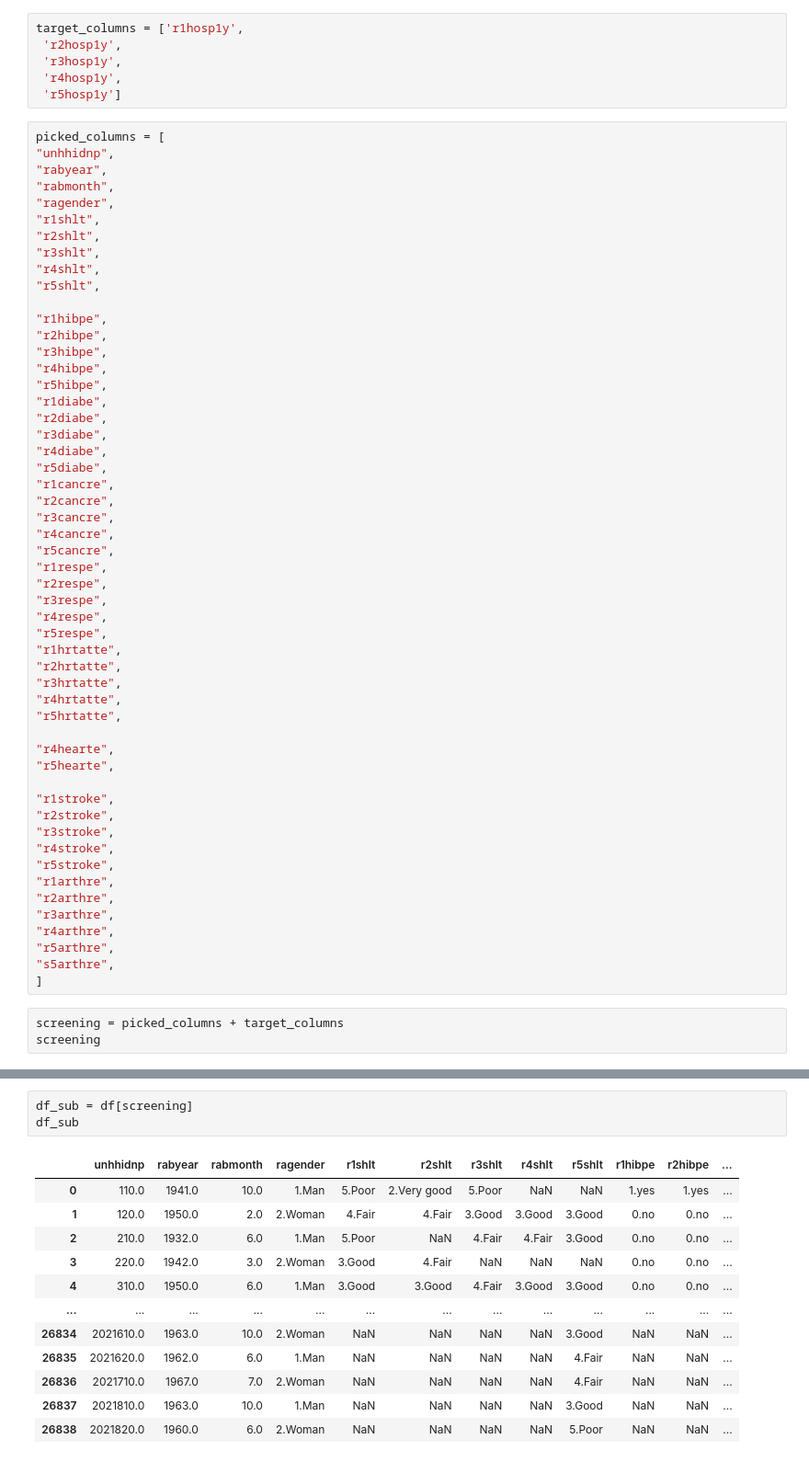
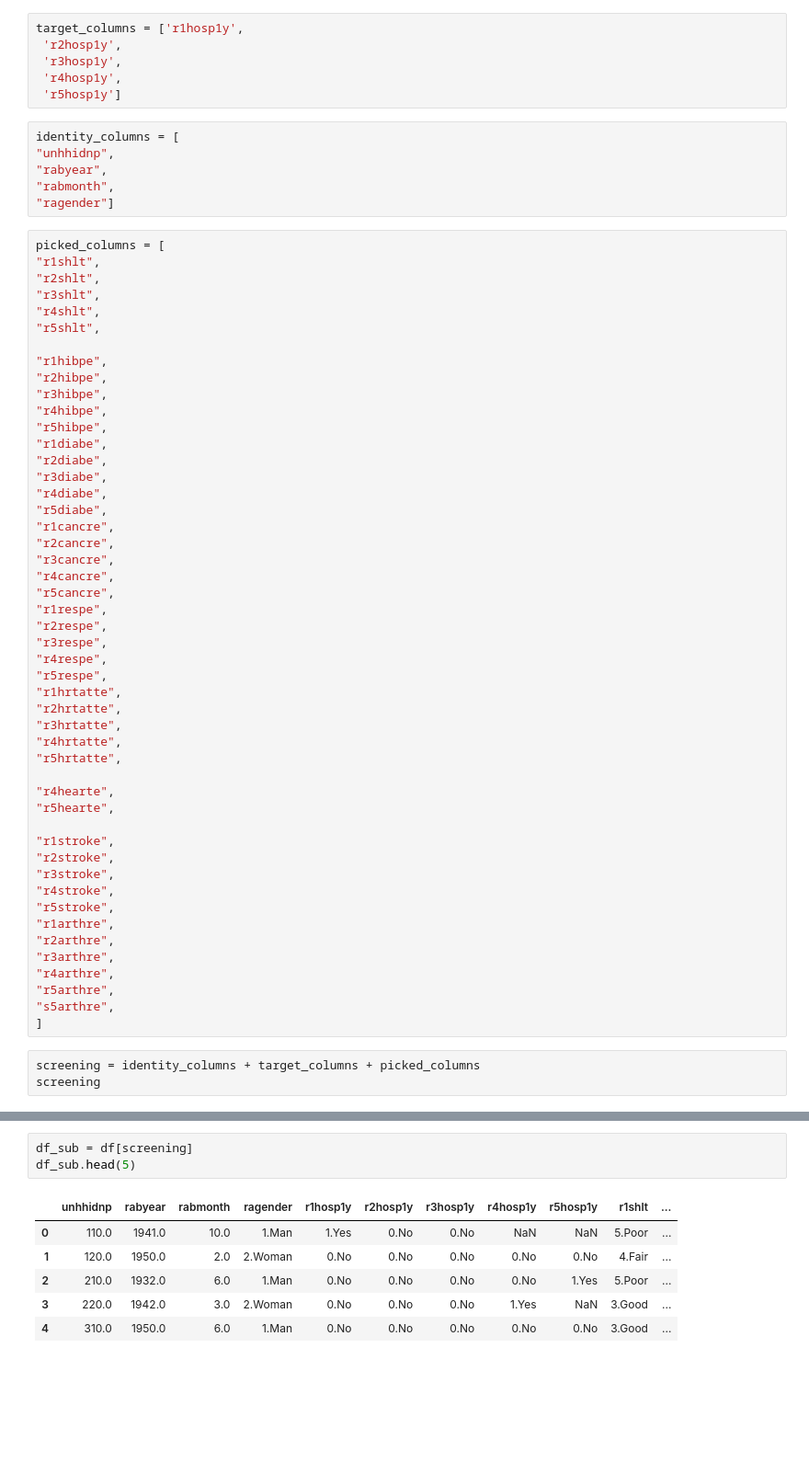
Before and after one commit to giraldiego/HPEP_project, a Jupyter notebook: EDA.ipynb, the cells around one changed output, grey strips where cells are left out. Shown at 92% size. Saved outputs shown, nothing was run; the diff lists cells and outputs as text; blank space fills up the shorter version.

```diff
--- a/EDA.ipynb
+++ b/EDA.ipynb
@@ -50,12 +50,14 @@ target_columns = ['r1hosp1y',
  'r3hosp1y',
  'r4hosp1y',
  'r5hosp1y']
+# %%
+identity_columns = [
+"unhhidnp",
+"rabyear",
+"rabmonth",
+"ragender"]
 # %%
 picked_columns = [
-"unhhidnp",
-"rabyear",
-"rabmonth",
-"ragender",
 "r1shlt",
 "r2shlt",
 "r3shlt",
@@ -104,7 +106,7 @@ picked_columns = [
 "s5arthre",
 ]
 # %%
-screening = picked_columns + target_columns
+screening = identity_columns + target_columns + picked_columns
 screening
 # %% [output]
 ['unhhidnp',
@@ -127,16 +129,10 @@ screening
 # %%
 df_sub = df[screening]
-df_sub
+df_sub.head(5)
 # %% [output]
-|  | unhhidnp | rabyear | rabmonth | ragender | r1shlt | r2shlt | r3shlt | r4shlt | r5shlt | r1hibpe | r2hibpe | ... |
-| 0 | 110.0 | 1941.0 | 10.0 | 1.Man | 5.Poor | 2.Very good | 5.Poor | NaN | NaN | 1.yes | 1.yes | ... |
-| 1 | 120.0 | 1950.0 | 2.0 | 2.Woman | 4.Fair | 4.Fair | 3.Good | 3.Good | 3.Good | 0.no | 0.no | ... |
-| 2 | 210.0 | 1932.0 | 6.0 | 1.Man | 5.Poor | NaN | 4.Fair | 4.Fair | 3.Good | 0.no | 0.no | ... |
-| 3 | 220.0 | 1942.0 | 3.0 | 2.Woman | 3.Good | 4.Fair | NaN | NaN | NaN | 0.no | 0.no | ... |
-| 4 | 310.0 | 1950.0 | 6.0 | 1.Man | 3.Good | 3.Good | 4.Fair | 3.Good | 3.Good | 0.no | 0.no | ... |
-| ... | ... | ... | ... | ... | ... | ... | ... | ... | ... | ... | ... | ... |
-| 26834 | 2021610.0 | 1963.0 | 10.0 | 2.Woman | NaN | NaN | NaN | NaN | 3.Good | NaN | NaN | ... |
-| 26835 | 2021620.0 | 1962.0 | 6.0 | 1.Man | NaN | NaN | NaN | NaN | 4.Fair | NaN | NaN | ... |
-| 26836 | 2021710.0 | 1967.0 | 7.0 | 2.Woman | NaN | NaN | NaN | NaN | 4.Fair | NaN | NaN | ... |
-| 26837 | 2021810.0 | 1963.0 | 10.0 | 1.Man | NaN | NaN | NaN | NaN | 3.Good | NaN | NaN | ... |
-| 26838 | 2021820.0 | 1960.0 | 6.0 | 2.Woman | NaN | NaN | NaN | NaN | 5.Poor | NaN | NaN | ... |
+|  | unhhidnp | rabyear | rabmonth | ragender | r1hosp1y | r2hosp1y | r3hosp1y | r4hosp1y | r5hosp1y | r1shlt | ... |
+| 0 | 110.0 | 1941.0 | 10.0 | 1.Man | 1.Yes | 0.No | 0.No | NaN | NaN | 5.Poor | ... |
+| 1 | 120.0 | 1950.0 | 2.0 | 2.Woman | 0.No | 0.No | 0.No | 0.No | 0.No | 4.Fair | ... |
+| 2 | 210.0 | 1932.0 | 6.0 | 1.Man | 0.No | 0.No | 0.No | 0.No | 1.Yes | 5.Poor | ... |
+| 3 | 220.0 | 1942.0 | 3.0 | 2.Woman | 0.No | 0.No | 0.No | 1.Yes | NaN | 3.Good | ... |
+| 4 | 310.0 | 1950.0 | 6.0 | 1.Man | 0.No | 0.No | 0.No | 0.No | 0.No | 3.Good | ... |
```
Also changed, not shown: parts of 8 cells of this notebook.
